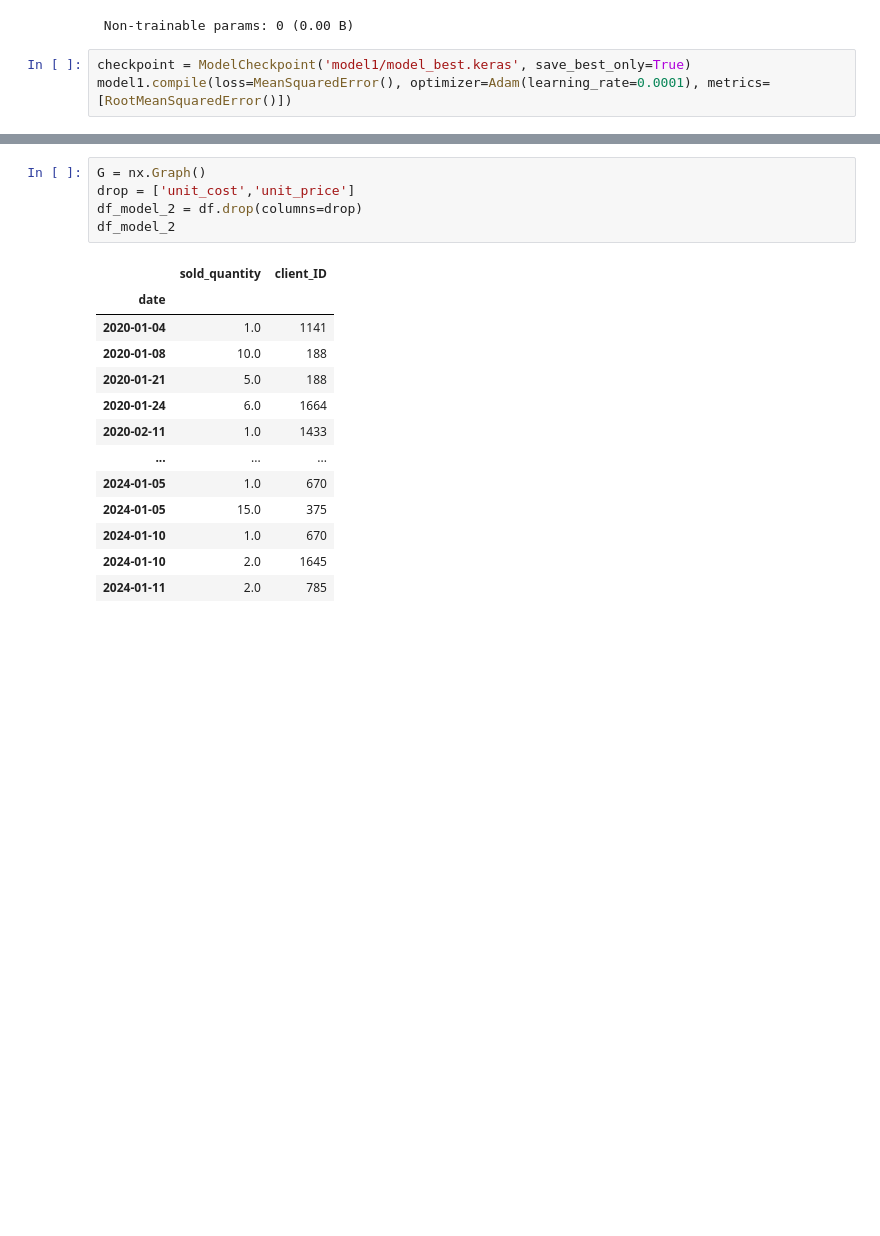
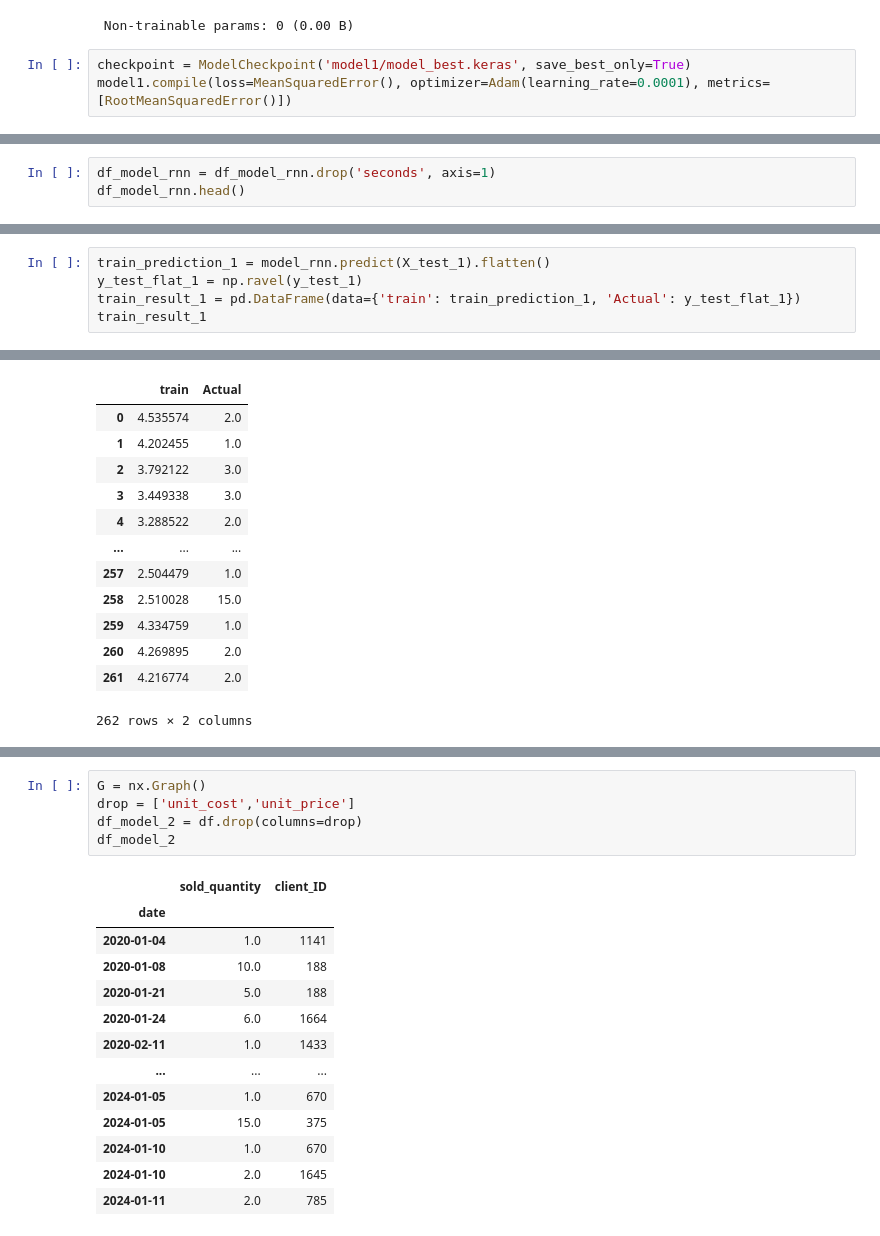
Before and after one commit to marinandres/InventoryOptimizationRNN, a Jupyter notebook: forecast_model.ipynb, the cells around one changed output, grey strips where cells are left out. Drawn from its saved outputs; the diff is of its cells as text; blank space fills up the shorter version.

```diff
--- a/forecast_model.ipynb
+++ b/forecast_model.ipynb
@@ -137,0 +145,3 @@ plt.plot(train_result['Actual'][:50])
+# %%
+df_model_rnn = df_model_rnn.drop('seconds', axis=1)
+df_model_rnn.head()
@@ -137,0 +224,6 @@ plt.plot(train_result['Actual'][:50])
+# %%
+train_prediction_1 = model_rnn.predict(X_test_1).flatten()
+y_test_flat_1 = np.ravel(y_test_1)
+train_result_1 = pd.DataFrame(data={'train': train_prediction_1, 'Actual': y_test_flat_1})
+train_result_1
+# %% [output]
@@ -137,0 +231,13 @@ plt.plot(train_result['Actual'][:50])
+|  | train | Actual |
+| 0 | 4.535574 | 2.0 |
+| 1 | 4.202455 | 1.0 |
+| 2 | 3.792122 | 3.0 |
+| 3 | 3.449338 | 3.0 |
+| 4 | 3.288522 | 2.0 |
+| ... | ... | ... |
+| 257 | 2.504479 | 1.0 |
+| 258 | 2.510028 | 15.0 |
+| 259 | 4.334759 | 1.0 |
+| 260 | 4.269895 | 2.0 |
+| 261 | 4.216774 | 2.0 |
+262 rows × 2 columns
```
Also changed, not shown: parts of 13 cells of this notebook.
